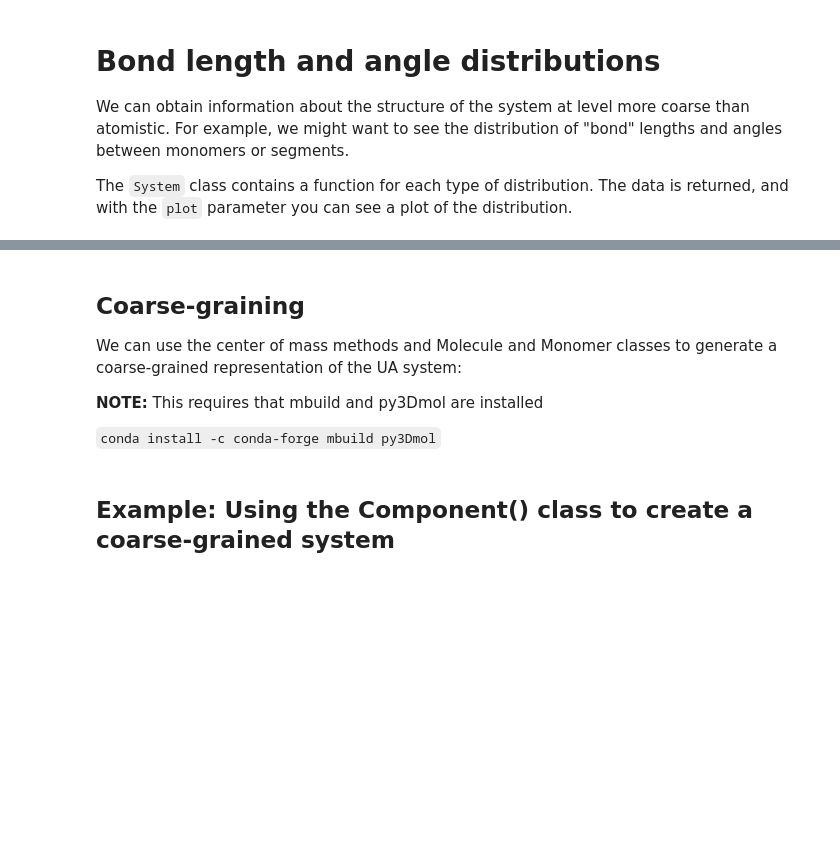
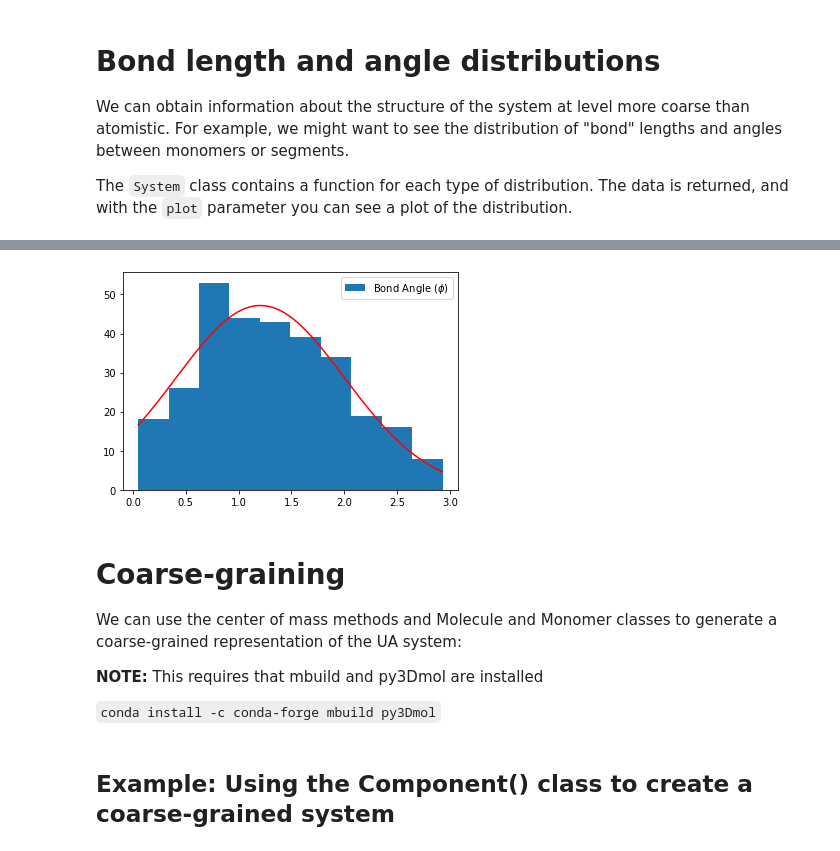
Before and after one commit to cmelab/cmeutils, a Jupyter notebook: cmeutils/tutorials/cmeutils-polymer.ipynb, the cells around one changed output, grey strips where cells are left out. Drawn from its saved outputs; the diff is of its cells as text; code cells hidden in the pictures; blank space fills up the shorter version.

```diff
--- a/cmeutils/tutorials/cmeutils-polymer.ipynb
+++ b/cmeutils/tutorials/cmeutils-polymer.ipynb
@@ -81,5 +122,9 @@ ang_dist = peek_system.bond_angle_distribution(nbins=20, plot=True)
+# %%
+seg_angle_dist = peek_system.bond_angle_distribution(use_monomers=False, use_segments=True, plot=True)
+# %% [output]
+[figure, added]
 # %% [markdown]
-## Coarse-graining
+# Coarse-graining
 
 We can use the center of mass methods and Molecule and Monomer classes to generate a coarse-grained representation of the UA system:
 
```
Also changed, not shown: parts of 17 cells of this notebook, 1 other file.
